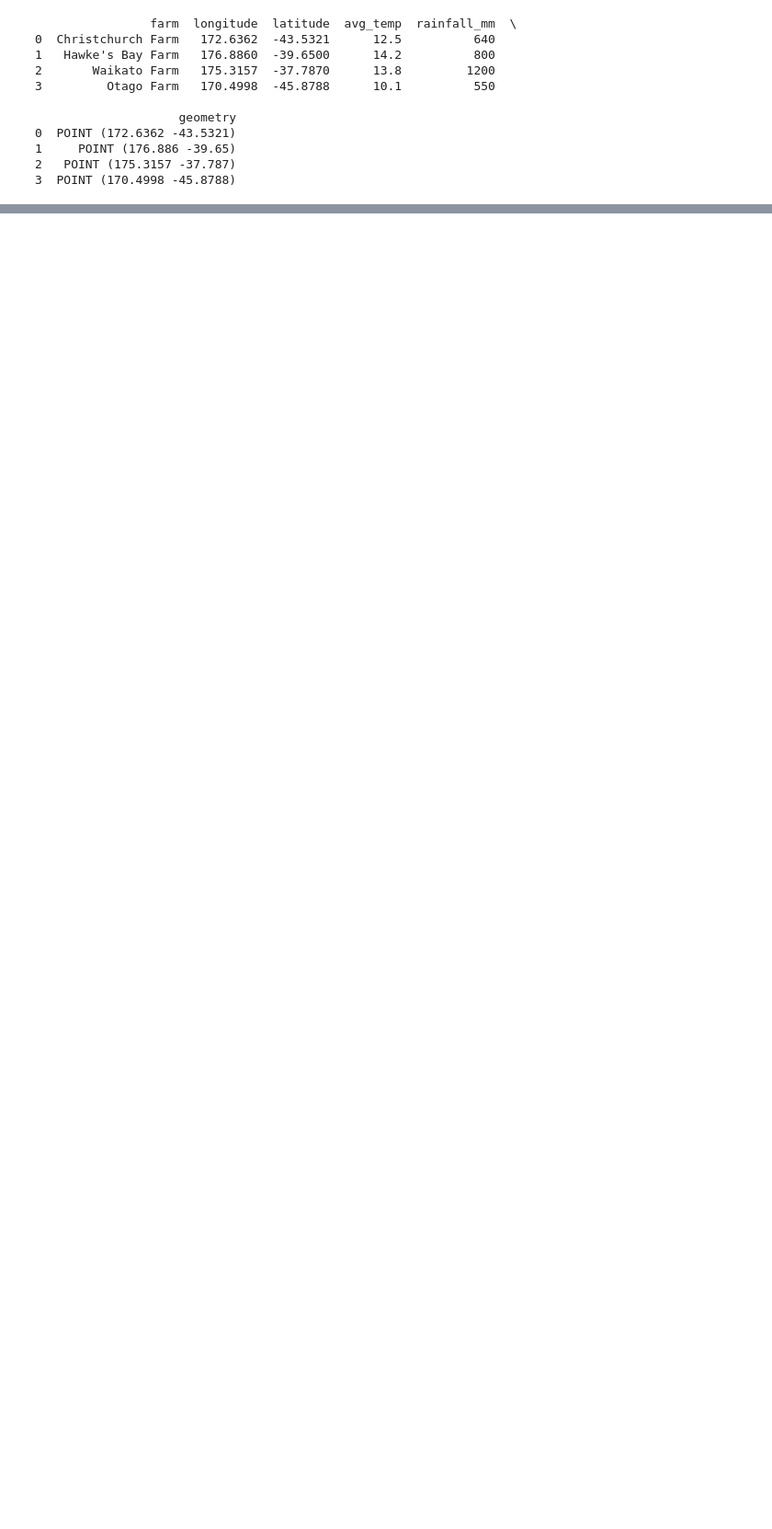
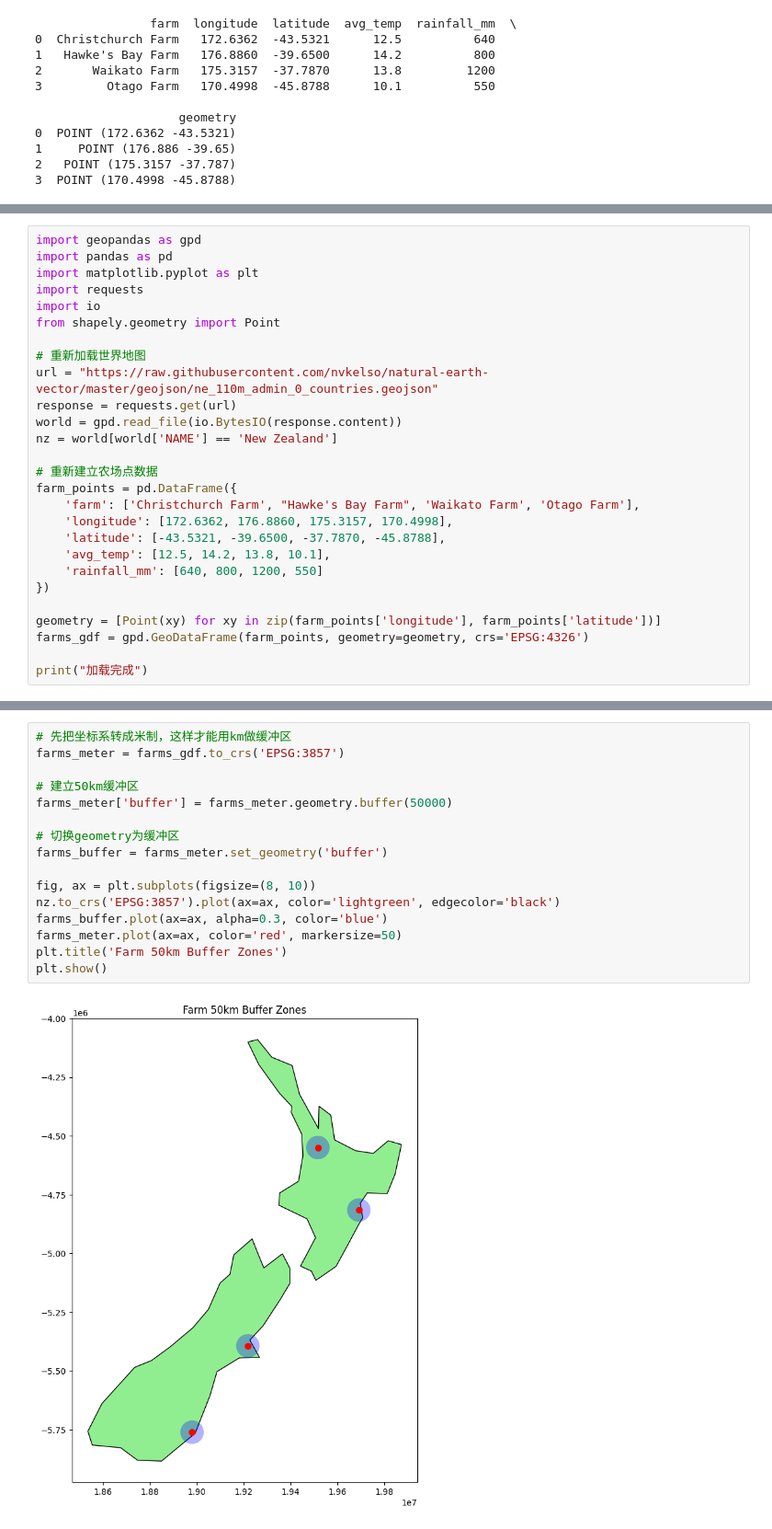
Before and after one commit to leviscat/crop_analysis, a Jupyter notebook: geo_analysis/explore_geo.ipynb, the cells around one changed output, grey strips where cells are left out. Shown at 92% size. Saved outputs shown, nothing was run; the diff lists cells and outputs as text; blank space fills up the shorter version.

Commit message:
Add GIS analysis: spatial join, buffer zones, area calculation

```diff
--- a/geo_analysis/explore_geo.ipynb
+++ b/geo_analysis/explore_geo.ipynb
@@ -118,3 +118,30 @@ plt.title('NZ Farm Monitoring Points - Temperature')
 plt.show()
 # %% [output]
 [figure]
+# %%
+import geopandas as gpd
+import pandas as pd
+import matplotlib.pyplot as plt
+import requests
+import io
+from shapely.geometry import Point
+
+# 重新加载世界地图
+url = "https://raw.githubusercontent.com/nvkelso/natural-earth-vector/master/geojson/ne_110m_admin_0_countries.geojson"
+response = requests.get(url)
+world = gpd.read_file(io.BytesIO(response.content))
+nz = world[world['NAME'] == 'New Zealand']
+
+# 重新建立农场点数据
+farm_points = pd.DataFrame({
+    'farm': ['Christchurch Farm', "Hawke's Bay Farm", 'Waikato Farm', 'Otago Farm'],
+    'longitude': [172.6362, 176.8860, 175.3157, 170.4998],
+    'latitude': [-43.5321, -39.6500, -37.7870, -45.8788],
+    'avg_temp': [12.5, 14.2, 13.8, 10.1],
+    'rainfall_mm': [640, 800, 1200, 550]
+})
+
+geometry = [Point(xy) for xy in zip(farm_points['longitude'], farm_points['latitude'])]
+farms_gdf = gpd.GeoDataFrame(farm_points, geometry=geometry, crs='EPSG:4326')
+
+print("加载完成")
@@ -120,0 +161,18 @@ plt.show()
+# %%
+# 先把坐标系转成米制，这样才能用km做缓冲区
+farms_meter = farms_gdf.to_crs('EPSG:3857')
+
+# 建立50km缓冲区
+farms_meter['buffer'] = farms_meter.geometry.buffer(50000)
+
+# 切换geometry为缓冲区
+farms_buffer = farms_meter.set_geometry('buffer')
+
+fig, ax = plt.subplots(figsize=(8, 10))
+nz.to_crs('EPSG:3857').plot(ax=ax, color='lightgreen', edgecolor='black')
+farms_buffer.plot(ax=ax, alpha=0.3, color='blue')
+farms_meter.plot(ax=ax, color='red', markersize=50)
+plt.title('Farm 50km Buffer Zones')
+plt.show()
+# %% [output]
+[figure, added]
```
Also changed, not shown: parts of 4 cells of this notebook.
